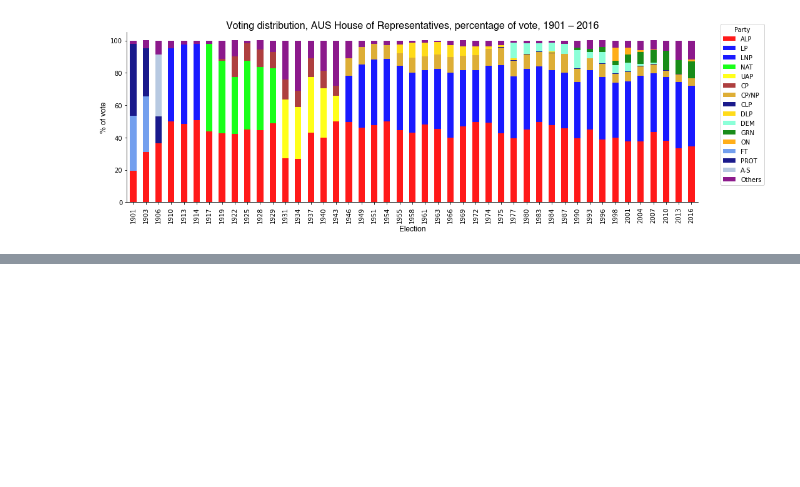
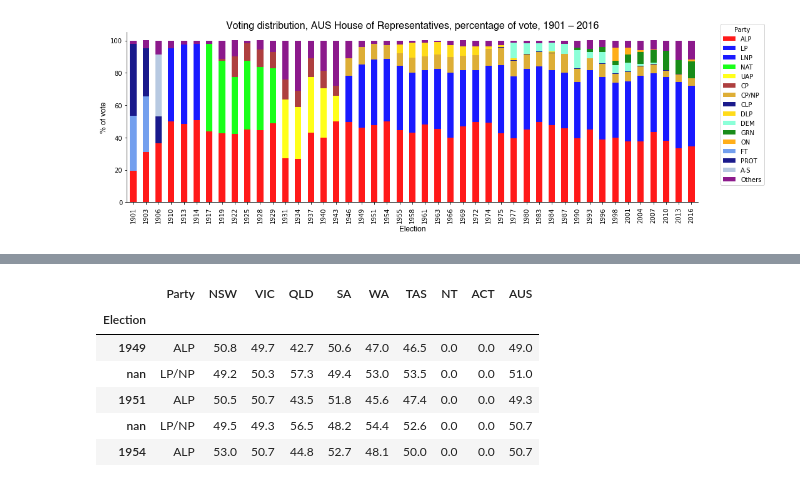
Before and after one commit to mnperic/australian-federal-elections, a Jupyter notebook: australian-federal-elections.ipynb, the cells around one changed output, grey strips where cells are left out. Cells and saved outputs as stored; diff of their text form; code cells hidden in the pictures; blank space fills up the shorter version.

```diff
--- a/australian-federal-elections.ipynb
+++ b/australian-federal-elections.ipynb
@@ -520,0 +525,12 @@ tpp_df.head()
+# %%
+# Set 'Election' as index
+tpp_indexed_df = tpp_df.set_index('Election')
+tpp_indexed_df.head()
+# %% [output]
+|  | Party | NSW | VIC | QLD | SA | WA | TAS | NT | ACT | AUS |
+| Election |  |  |  |  |  |  |  |  |  |  |
+| 1949 | ALP | 50.8 | 49.7 | 42.7 | 50.6 | 47.0 | 46.5 | 0.0 | 0.0 | 49.0 |
+| nan | LP/NP | 49.2 | 50.3 | 57.3 | 49.4 | 53.0 | 53.5 | 0.0 | 0.0 | 51.0 |
+| 1951 | ALP | 50.5 | 50.7 | 43.5 | 51.8 | 45.6 | 47.4 | 0.0 | 0.0 | 49.3 |
+| nan | LP/NP | 49.5 | 49.3 | 56.5 | 48.2 | 54.4 | 52.6 | 0.0 | 0.0 | 50.7 |
+| 1954 | ALP | 53.0 | 50.7 | 44.8 | 52.7 | 48.1 | 50.0 | 0.0 | 0.0 | 50.7 |
```
Also changed, not shown: parts of 4 cells of this notebook.
